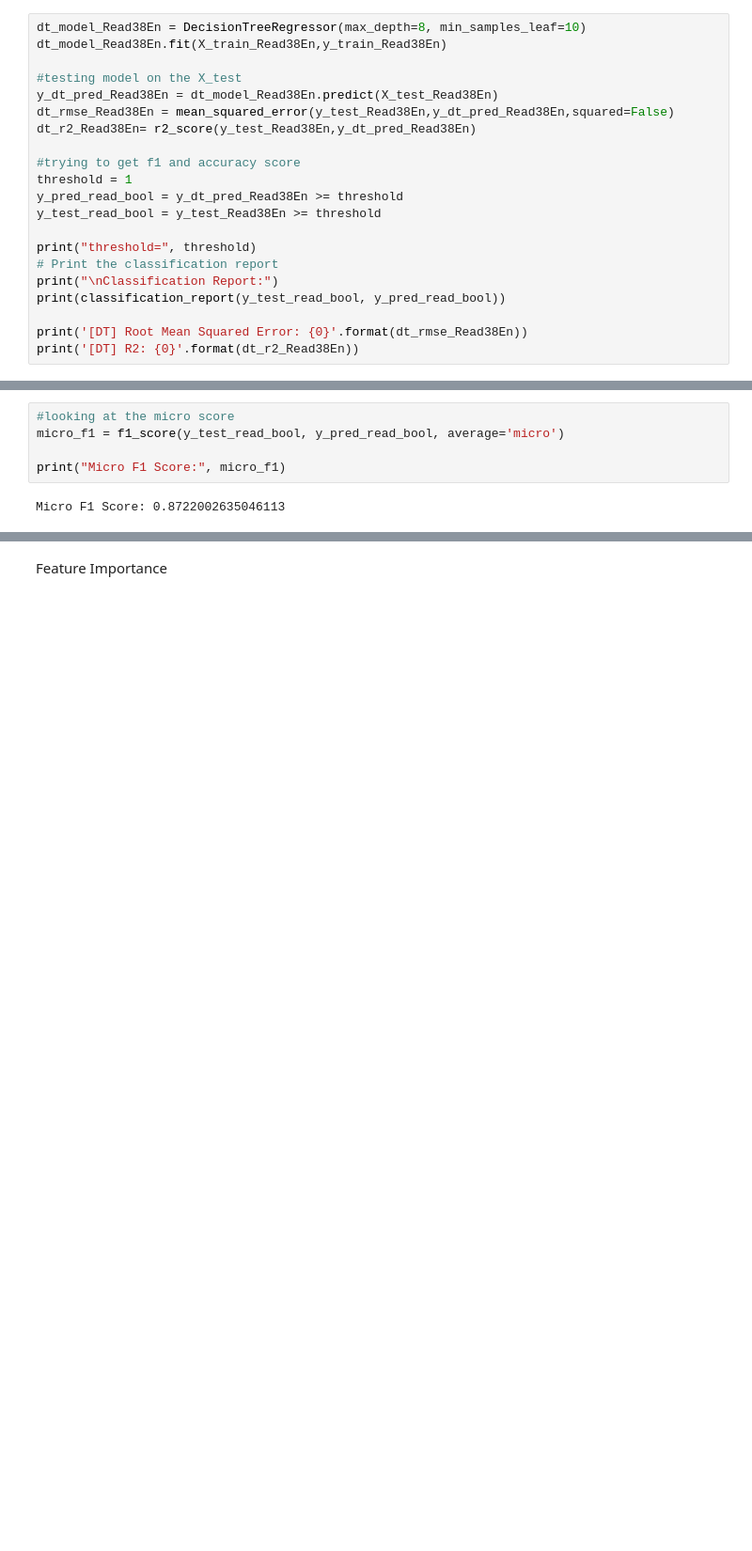
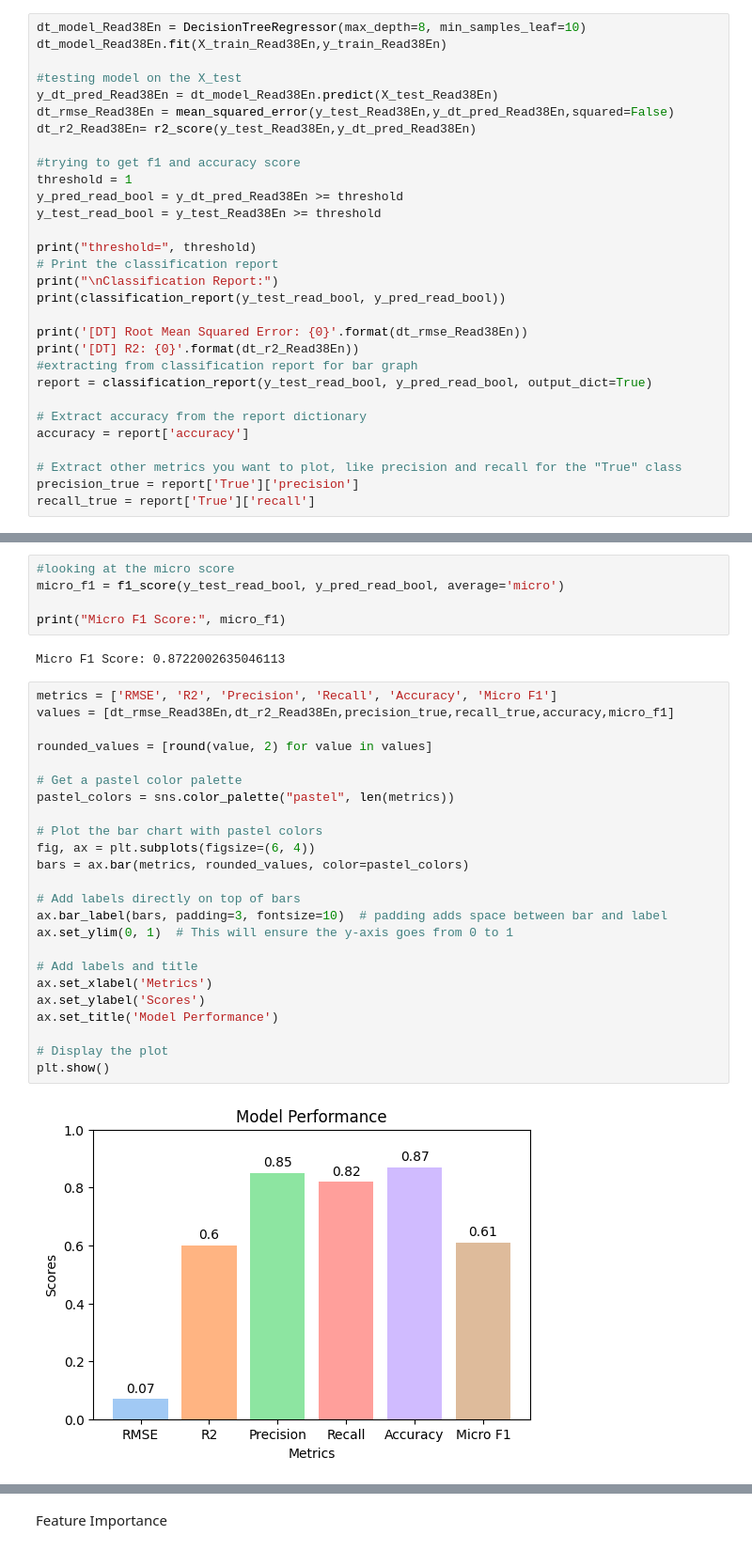
Before and after one commit to level-data-1a/predicting-proficiency, a Jupyter notebook: DecisionTree/ScantronReading_encoded.ipynb, the cells around one changed output, grey strips where cells are left out. Shown at 94% size. Drawn from its saved outputs; the diff is of its cells as text; blank space fills up the shorter version.

```diff
--- a/DecisionTree/ScantronReading_encoded.ipynb
+++ b/DecisionTree/ScantronReading_encoded.ipynb
@@ -169,6 +169,15 @@ print(classification_report(y_test_read_bool, y_pred_read_bool))
 
 print('[DT] Root Mean Squared Error: {0}'.format(dt_rmse_Read38En))
 print('[DT] R2: {0}'.format(dt_r2_Read38En))
+#extracting from classification report for bar graph
+report = classification_report(y_test_read_bool, y_pred_read_bool, output_dict=True)
+
+# Extract accuracy from the report dictionary
+accuracy = report['accuracy']
+
+# Extract other metrics you want to plot, like precision and recall for the "True" class
+precision_true = report['True']['precision']
+recall_true = report['True']['recall']
 # %% [output]
 threshold= 1
 
@@ -191,6 +200,32 @@ micro_f1 = f1_score(y_test_read_bool, y_pred_read_bool, average='micro')
 print("Micro F1 Score:", micro_f1)
 # %% [output]
 Micro F1 Score: 0.8722002635046113
+# %%
+metrics = ['RMSE', 'R2', 'Precision', 'Recall', 'Accuracy', 'Micro F1']
+values = [dt_rmse_Read38En,dt_r2_Read38En,precision_true,recall_true,accuracy,micro_f1]
+
+rounded_values = [round(value, 2) for value in values]
+
+# Get a pastel color palette
+pastel_colors = sns.color_palette("pastel", len(metrics))
+
+# Plot the bar chart with pastel colors
+fig, ax = plt.subplots(figsize=(6, 4))
+bars = ax.bar(metrics, rounded_values, color=pastel_colors)
+
+# Add labels directly on top of bars
+ax.bar_label(bars, padding=3, fontsize=10)  # padding adds space between bar and label
+ax.set_ylim(0, 1)  # This will ensure the y-axis goes from 0 to 1
+
+# Add labels and title
+ax.set_xlabel('Metrics')
+ax.set_ylabel('Scores')
+ax.set_title('Model Performance')
+
+# Display the plot
+plt.show()
+# %% [output]
+[figure, added]
 # %%
 cm = confusion_matrix(y_test_read_bool, y_pred_read_bool)
 
```
Also changed, not shown: parts of 7 cells of this notebook, 4 other files.
